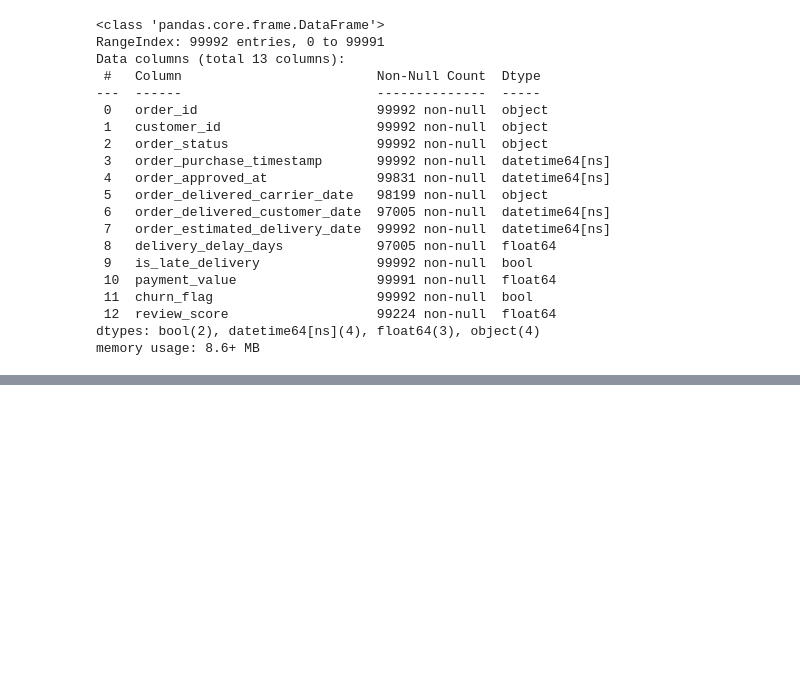
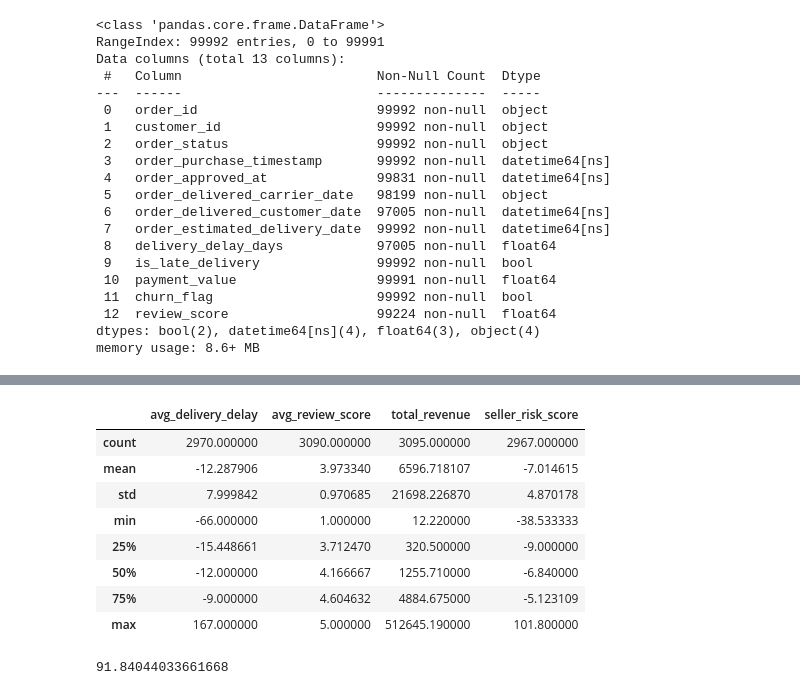
Before and after one commit to SanjithAsh1/Silent-revenue-leak-intelligence, a Jupyter notebook: EDA_python.ipynb, the cells around one changed output, grey strips where cells are left out. Drawn from its saved outputs; the diff is of its cells as text; code cells hidden in the pictures; blank space fills up the shorter version.

```diff
--- a/EDA_python.ipynb
+++ b/EDA_python.ipynb
@@ -291,0 +425,24 @@ memory usage: 8.6+ MB
+# %%
+seller_risk.describe()
+# %% [output]
+|  | avg_delivery_delay | avg_review_score | total_revenue | seller_risk_score |
+| count | 2970.000000 | 3090.000000 | 3095.000000 | 2967.000000 |
+| mean | -12.287906 | 3.973340 | 6596.718107 | -7.014615 |
+| std | 7.999842 | 0.970685 | 21698.226870 | 4.870178 |
+| min | -66.000000 | 1.000000 | 12.220000 | -38.533333 |
+| 25% | -15.448661 | 3.712470 | 320.500000 | -9.000000 |
+| 50% | -12.000000 | 4.166667 | 1255.710000 | -6.840000 |
+| 75% | -9.000000 | 4.604632 | 4884.675000 | -5.123109 |
+| max | 167.000000 | 5.000000 | 512645.190000 | 101.800000 |
+# %%
+revenue_at_risk = orders.loc[
+    orders['revenue_at_risk'], 'payment_value'
+].sum()
+
+total_revenue = orders['payment_value'].sum()
+
+risk_percentage = (revenue_at_risk / total_revenue) * 100
+
+print(risk_percentage)
+# %% [output]
+91.84044033661668
```
Also changed, not shown: parts of 28 cells of this notebook.
